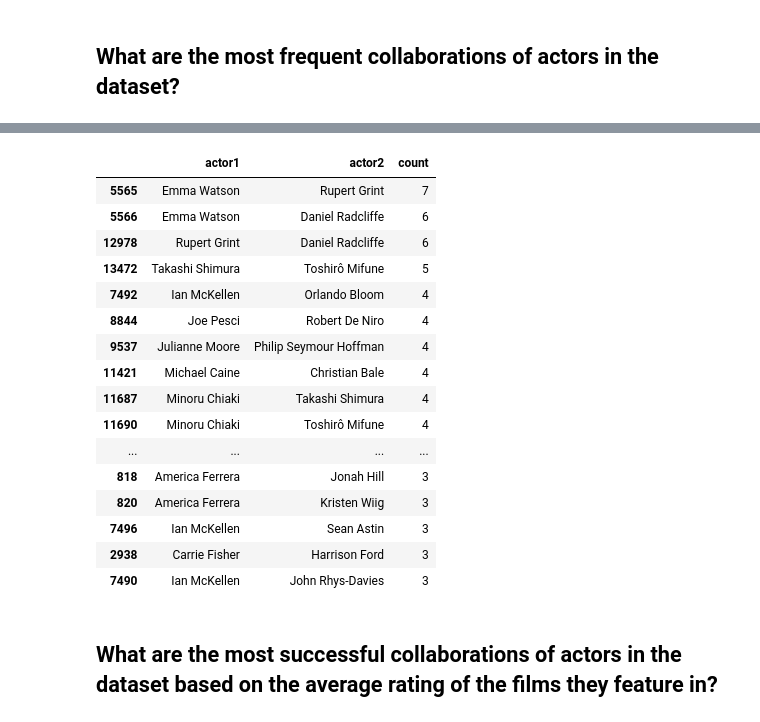
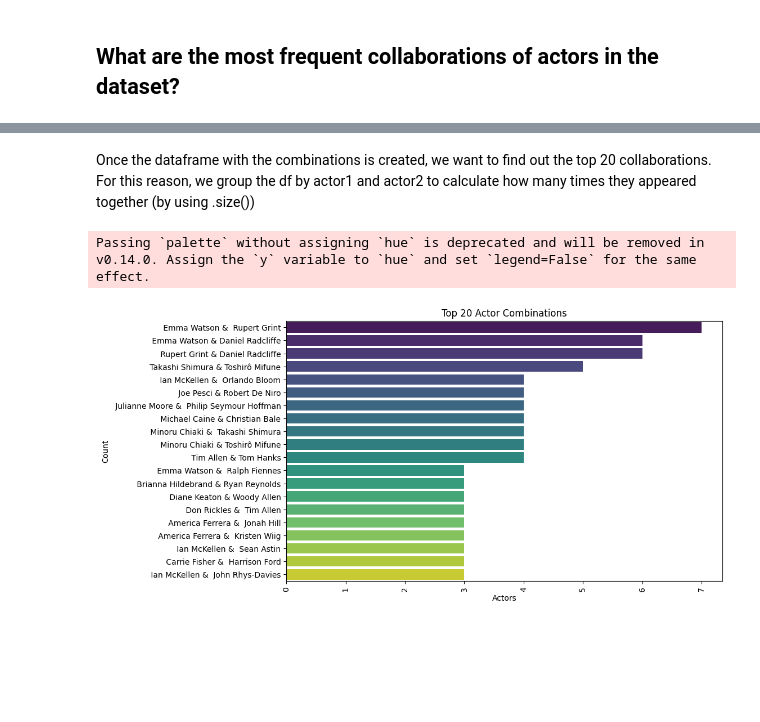
Before and after one commit to alfiobonanno/filmcrave_scraper_assignment, a Jupyter notebook: film_analysis.ipynb, the cells around one changed output, grey strips where cells are left out. Cells and saved outputs as stored; diff of their text form; code cells hidden in the pictures; blank space fills up the shorter version.

```diff
--- a/film_analysis.ipynb
+++ b/film_analysis.ipynb
@@ -338,22 +363,20 @@ combinations_df = pd.DataFrame(combinations_list)
+# %% [markdown]
+Once the dataframe with the combinations is created, we want to find out the top 20 collaborations. For this reason, we group the df by actor1 and actor2 to calculate how many times they appeared together (by using .size())
 # %%
-combinations_df.groupby(['actor1', 'actor2']).size().reset_index(name='count').sort_values('count', ascending=False).head(20)
+top_20_combs = combinations_df.groupby(['actor1', 'actor2']).size().reset_index(name='count').sort_values(by='count', ascending=False).head(20)
+top_20_combs.reset_index(drop=True, inplace=True)
+top_20_combs
+
+#For visualisation purposes, I will create a new column concatenating the names of the two actors.
+top_20_combs['actors'] = top_20_combs['actor1'] + ' & ' + top_20_combs['actor2']
+
+plt.figure(figsize=(10, 6))
+sns.barplot(data=top_20_combs, x='count', y='actors', orient= 'h', palette='viridis')
+plt.xticks(rotation=90)
+plt.title('Top 20 Actor Combinations')
+plt.xlabel('Actors')
+plt.ylabel('Count')
+plt.show()
 # %% [output]
-|  | actor1 | actor2 | count |
-| 5565 | Emma Watson | Rupert Grint | 7 |
-| 5566 | Emma Watson | Daniel Radcliffe | 6 |
-| 12978 | Rupert Grint | Daniel Radcliffe | 6 |
-| 13472 | Takashi Shimura | Toshirô Mifune | 5 |
-| 7492 | Ian McKellen | Orlando Bloom | 4 |
-| 8844 | Joe Pesci | Robert De Niro | 4 |
-| 9537 | Julianne Moore | Philip Seymour Hoffman | 4 |
-| 11421 | Michael Caine | Christian Bale | 4 |
-| 11687 | Minoru Chiaki | Takashi Shimura | 4 |
-| 11690 | Minoru Chiaki | Toshirô Mifune | 4 |
-| ... | ... | ... | ... |
-| 818 | America Ferrera | Jonah Hill | 3 |
-| 820 | America Ferrera | Kristen Wiig | 3 |
-| 7496 | Ian McKellen | Sean Astin | 3 |
-| 2938 | Carrie Fisher | Harrison Ford | 3 |
-| 7490 | Ian McKellen | John Rhys-Davies | 3 |
+Passing `palette` without assigning `hue` is deprecated and will be removed in v0.14.0. Assign the `y` variable to `hue` and set `legend=False` for the same effect.
+[figure, added]
-# %% [markdown]
-## What are the most successful collaborations of actors in the dataset based on the average rating of the films they feature in?
```
Also changed, not shown: parts of 11 cells of this notebook.
